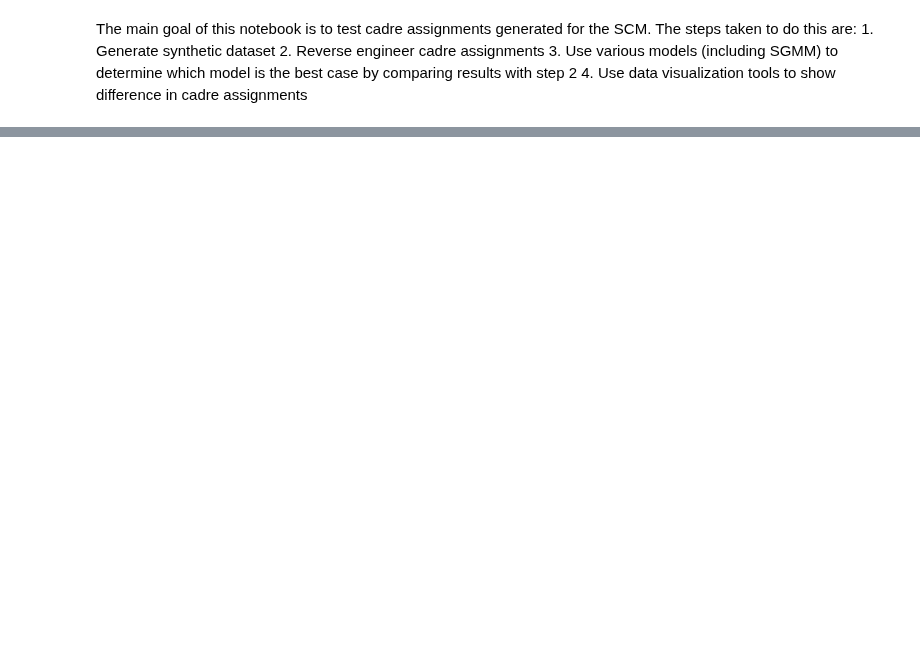
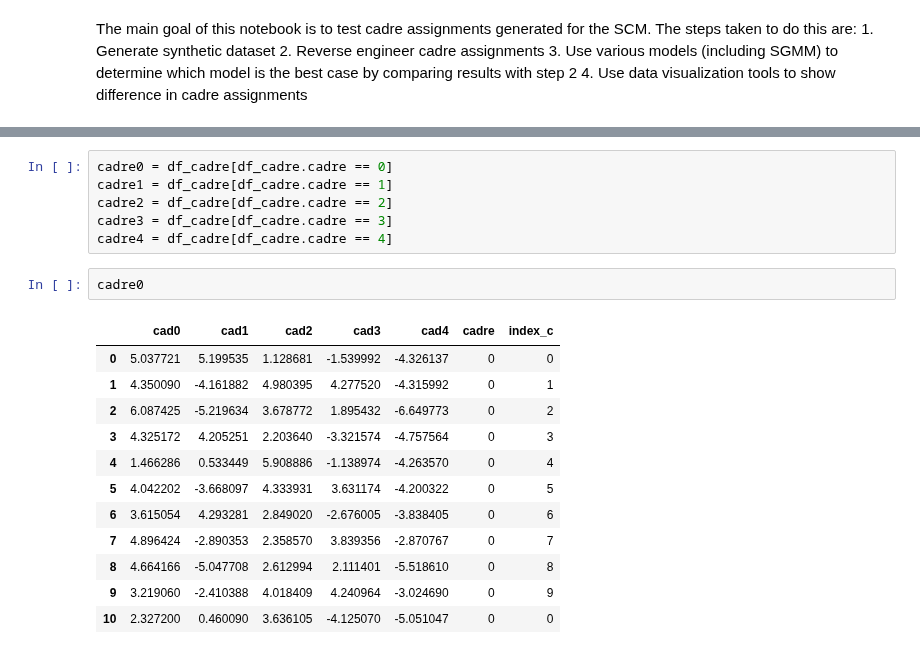
Before and after one commit to HealthINCITE/supervised-cadres, a Jupyter notebook: notebooks/Test_Cadre_Assignment.ipynb, the cells around one changed output, grey strips where cells are left out. Cells and saved outputs as stored; diff of their text form; blank space fills up the shorter version.

```diff
--- a/notebooks/Test_Cadre_Assignment.ipynb
+++ b/notebooks/Test_Cadre_Assignment.ipynb
@@ -32,0 +51,21 @@ df_cadre.head()
+# %%
+cadre0 = df_cadre[df_cadre.cadre == 0]
+cadre1 = df_cadre[df_cadre.cadre == 1]
+cadre2 = df_cadre[df_cadre.cadre == 2]
+cadre3 = df_cadre[df_cadre.cadre == 3]
+cadre4 = df_cadre[df_cadre.cadre == 4]
+# %%
+cadre0
+# %% [output]
+|  | cad0 | cad1 | cad2 | cad3 | cad4 | cadre | index_c |
+| 0 | 5.037721 | 5.199535 | 1.128681 | -1.539992 | -4.326137 | 0 | 0 |
+| 1 | 4.350090 | -4.161882 | 4.980395 | 4.277520 | -4.315992 | 0 | 1 |
+| 2 | 6.087425 | -5.219634 | 3.678772 | 1.895432 | -6.649773 | 0 | 2 |
+| 3 | 4.325172 | 4.205251 | 2.203640 | -3.321574 | -4.757564 | 0 | 3 |
+| 4 | 1.466286 | 0.533449 | 5.908886 | -1.138974 | -4.263570 | 0 | 4 |
+| 5 | 4.042202 | -3.668097 | 4.333931 | 3.631174 | -4.200322 | 0 | 5 |
+| 6 | 3.615054 | 4.293281 | 2.849020 | -2.676005 | -3.838405 | 0 | 6 |
+| 7 | 4.896424 | -2.890353 | 2.358570 | 3.839356 | -2.870767 | 0 | 7 |
+| 8 | 4.664166 | -5.047708 | 2.612994 | 2.111401 | -5.518610 | 0 | 8 |
+| 9 | 3.219060 | -2.410388 | 4.018409 | 4.240964 | -3.024690 | 0 | 9 |
+| 10 | 2.327200 | 0.460090 | 3.636105 | -4.125070 | -5.051047 | 0 | 0 |
```
Also changed, not shown: parts of 15 cells of this notebook.
